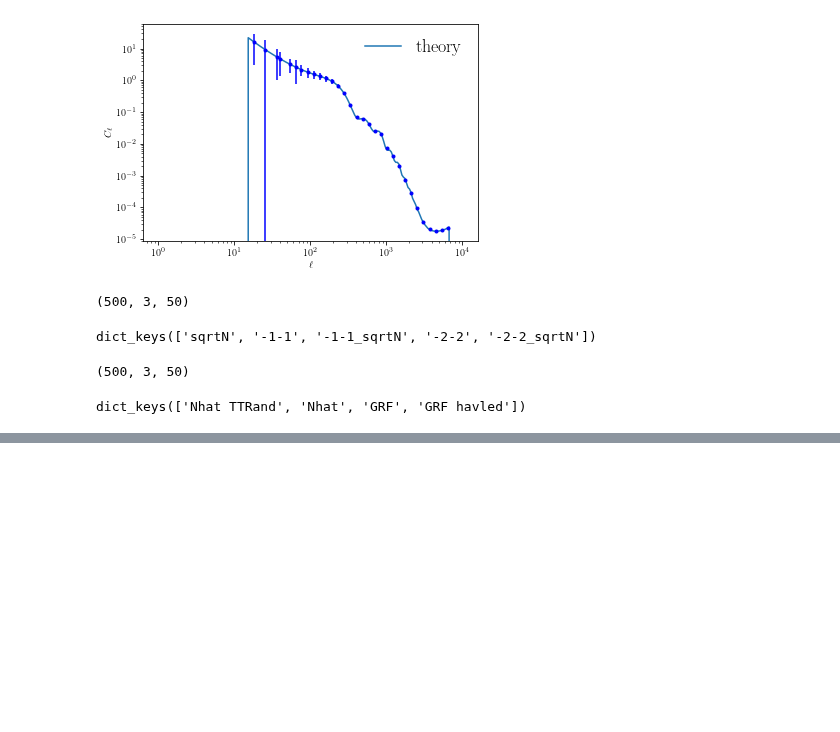
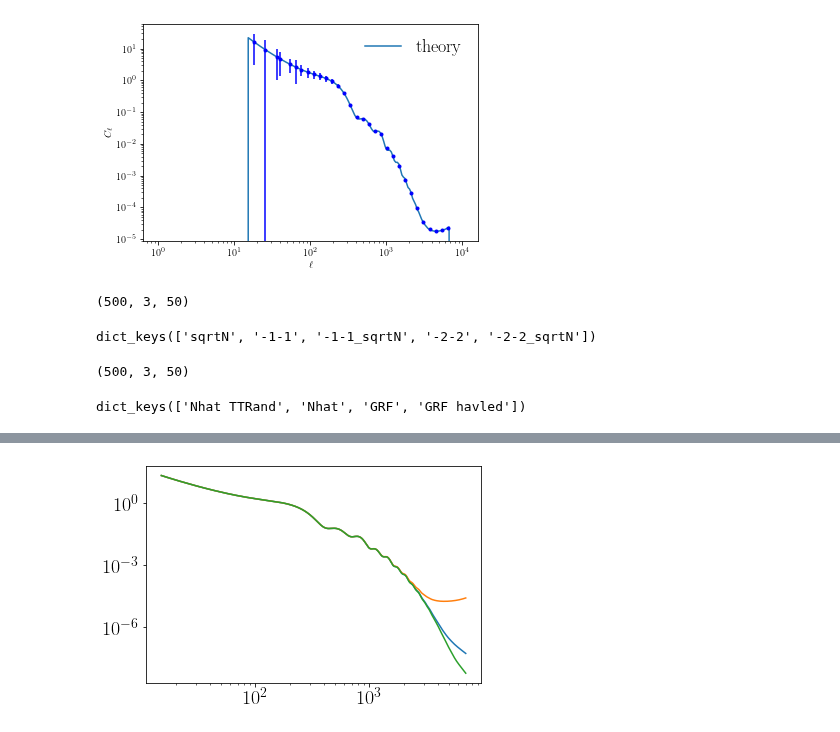
Before and after one commit to DelonShen/LensQuEst, a Jupyter notebook: dev/check_randomized.ipynb, the cells around one changed output, grey strips where cells are left out. Drawn from its saved outputs; the diff is of its cells as text; code cells hidden in the pictures; blank space fills up the shorter version.

```diff
--- a/dev/check_randomized.ipynb
+++ b/dev/check_randomized.ipynb
@@ -375,0 +393,9 @@ plt.savefig('figures/Nhat various.pdf')
+# %%
+plt.plot(L, list(map(flensedTT, L)))
+plt.plot(L, list(map(ftot,L)))
+plt.plot(L, list(map(fTgradT,L)))
+
+plt.xscale('log')
+plt.yscale('log')
+# %% [output]
+[figure, added]
```
Also changed, not shown: parts of 13 cells of this notebook, 23 other files.
